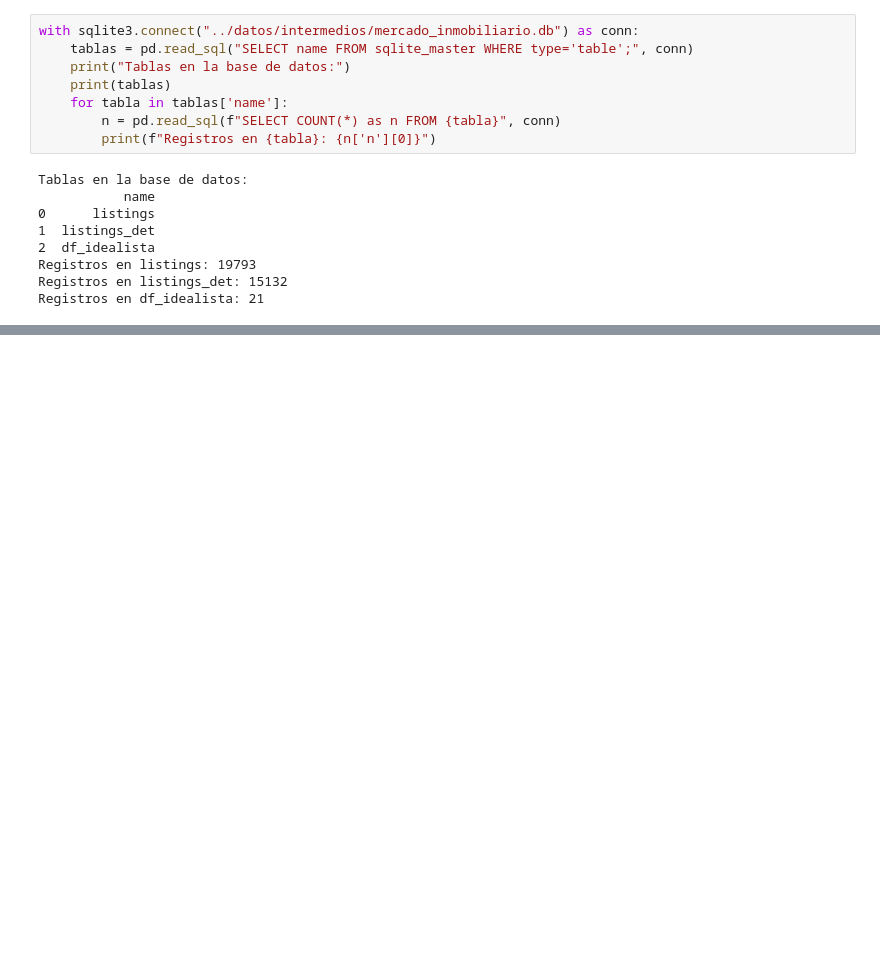
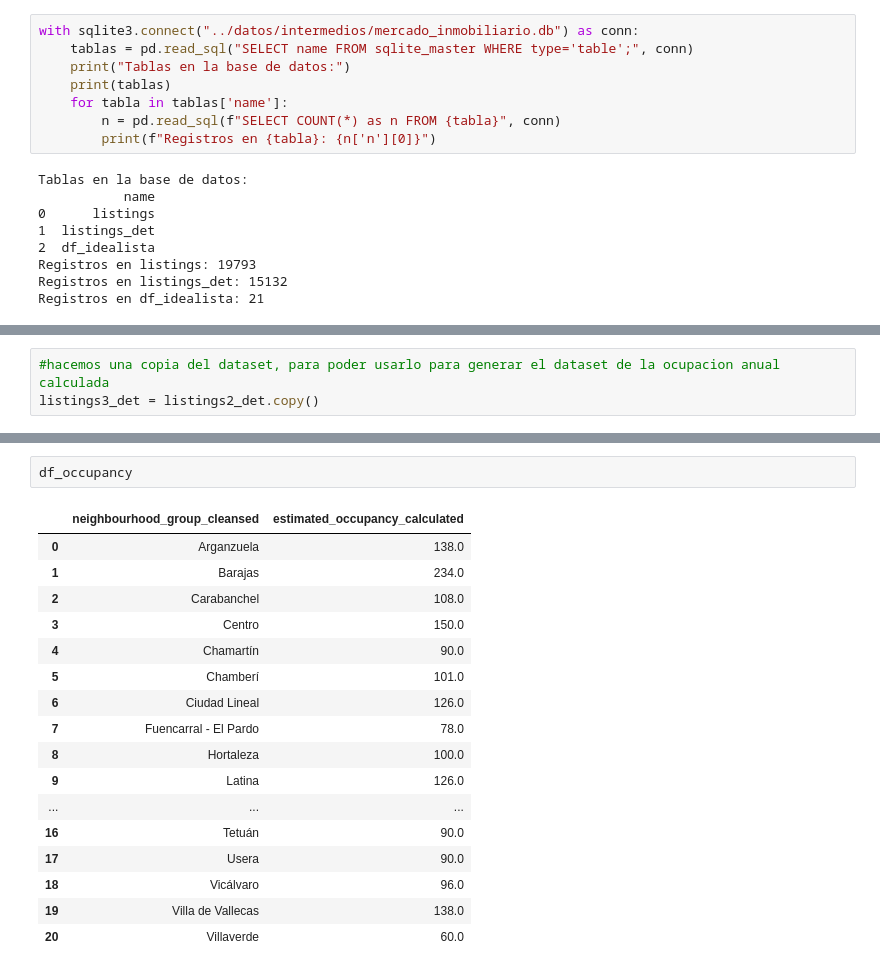
Before and after one commit to jordipsans/madrid-tourist-rental-opportunity-analysis, a Jupyter notebook: notebooks/01_ImportacionDatos.ipynb, the cells around one changed output, grey strips where cells are left out. Drawn from its saved outputs; the diff is of its cells as text; blank space fills up the shorter version.

```diff
--- a/notebooks/01_ImportacionDatos.ipynb
+++ b/notebooks/01_ImportacionDatos.ipynb
@@ -598,0 +649,3 @@ Registros en df_idealista: 21
+# %%
+#hacemos una copia del dataset, para poder usarlo para generar el dataset de la ocupacion anual calculada
+listings3_det = listings2_det.copy()
@@ -598,0 +688,20 @@ Registros en df_idealista: 21
+# %%
+df_occupancy
+# %% [output]
+|  | neighbourhood_group_cleansed | estimated_occupancy_calculated |
+| 0 | Arganzuela | 138.0 |
+| 1 | Barajas | 234.0 |
+| 2 | Carabanchel | 108.0 |
+| 3 | Centro | 150.0 |
+| 4 | Chamartín | 90.0 |
+| 5 | Chamberí | 101.0 |
+| 6 | Ciudad Lineal | 126.0 |
+| 7 | Fuencarral - El Pardo | 78.0 |
+| 8 | Hortaleza | 100.0 |
+| 9 | Latina | 126.0 |
+| ... | ... | ... |
+| 16 | Tetuán | 90.0 |
+| 17 | Usera | 90.0 |
+| 18 | Vicálvaro | 96.0 |
+| 19 | Villa de Vallecas | 138.0 |
+| 20 | Villaverde | 60.0 |
```
Also changed, not shown: parts of 15 cells of this notebook, 1 other file.
